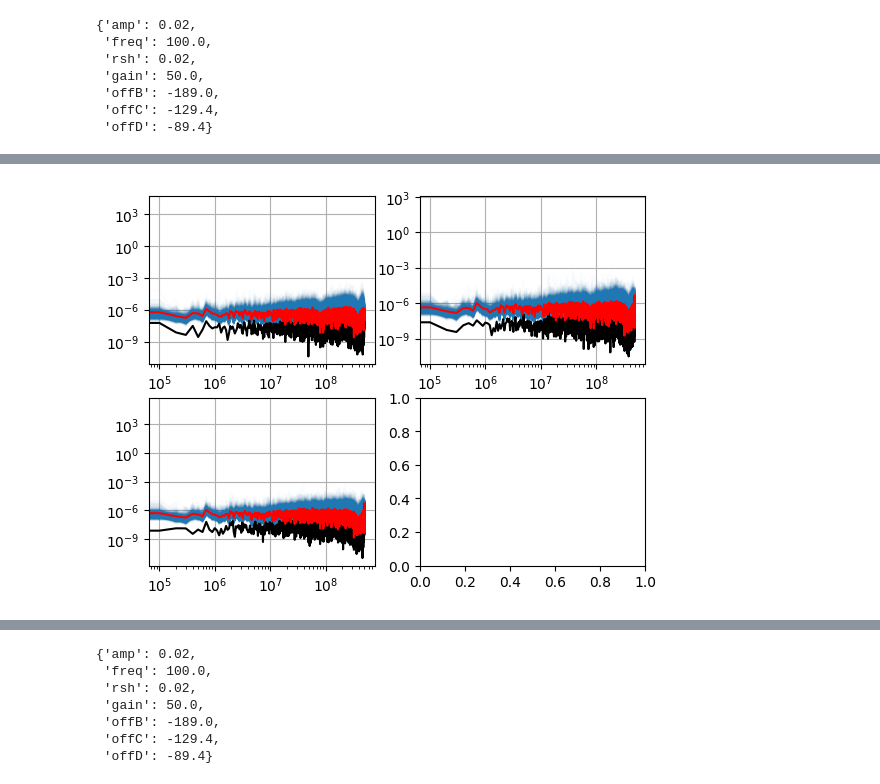
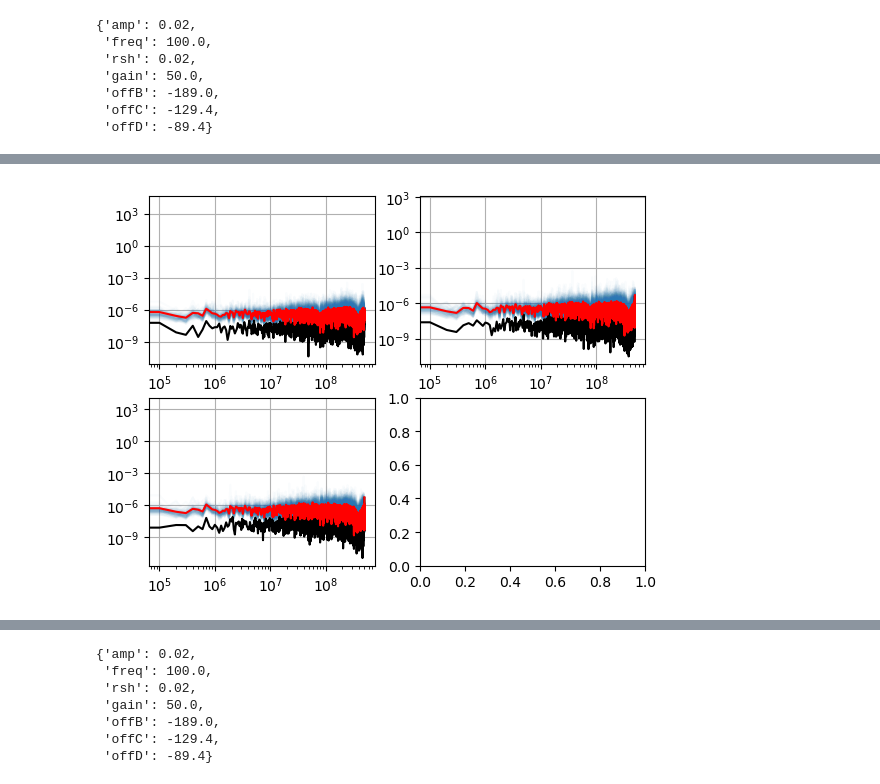
Before and after one commit to tamu-edu/tes_noise, a Jupyter notebook: dIdV.ipynb, the cells around one changed output, grey strips where cells are left out. Cells and saved outputs as stored; diff of their text form; code cells hidden in the pictures.

Commit message:
new code for plotting example

```diff
--- a/dIdV.ipynb
+++ b/dIdV.ipynb
@@ -67,7 +68,7 @@ C:/Users/MINER/Documents/B13 Cryolab/Run5/dIdV Data/20250605-0003*/*.csv
 Created new PicoscopeData object with 10000004 data points
 Channels: ['B', 'C', 'D', 'H']
 # %%
-if 1:
+if 0:
     features = ["ds", "DSB", "DSstd", "bs", "dp1", "dp2", "slope_left", "slope_right"]
 
     all_ch_features = {ch: {f: [] for f in features} for ch in channels}
@@ -352,23 +348,49 @@ param_list = ['A', 'B', 'C', 'tau1', 'tau2', 'tau3', 'dt']
 # %%
+param_list = ['A', 'B', 'C', 'tau1', 'tau2', 'tau3', 'dt']
+
 # fit
 fit_guesses = {
     'A': None,
-    'B': np.array([66.9, -67.5, -1.11, -3.188, 3.78, 0.5, 3e-4]),
+    'B': np.array([
+        3e-7, # A
+        9e4, # B
+        1.6e5, # C
+        0.7, # tau1
+        12.3, # tau2
+        -2e-6, # tau3
+        3e-3 # dt
+        ]),
     'C': np.array([
+        2e-07, # A
+        1.7e4, # B
+        1.1e5, # C
+        -16.001369, # tau1
+        0.23, # tau2
+        1.1148e-6, #tau3
+        0.00298 # dt
+        ]),
+    'D': np.array([
         2e-05, # A
         1.7e5, # B
         7.1e4, # C
         -16.001369, # tau1
         0.23, # tau2
         1.1148e-6, #tau3
-        0.00298]), # dt
-    'D': None
+        0.00298 # dt
+        ]),
 }
 bounds = {
-    'C': (np.array(7*[-np.inf]), np.array(7*[np.inf]))
+    'B': (np.array([-np.inf,-np.inf,-np.inf,-np.inf,-np.inf,-np.inf,-np.inf,]),
+          np.array([np.inf,np.inf,np.inf,np.inf,np.inf,np.inf,np.inf,])),
+    'C': (np.array([-np.inf,-np.inf,-np.inf,-np.inf,-np.inf,-np.inf,-np.inf,]),
+          np.array([np.inf,np.inf,np.inf,np.inf,np.inf,np.inf,np.inf,])),
+    'D': (np.array([-np.inf,-np.inf,-np.inf,-np.inf,-np.inf,-np.inf,-np.inf,]),
+          np.array([np.inf,np.inf,np.inf,np.inf,np.inf,np.inf,np.inf,])),
 }
-fix_params = {
-    'C': np.array([(p != 'tau3') for p in param_list])
+fix_params = { # "True" to leave fixed
+    'B': np.array([(p != 'A') for p in param_list]),
+    'C': np.array([(False) for p in param_list]),
+    'D': np.array([(False) for p in param_list]),
 }
 for c in channels_quick:
     print('channel '+ c)
@@ -379,5 +403,5 @@ channel C
 # %%
 for c in channels:
-    for p in (2,3):
+    for p in (3,):
         print(c, ',', p, 'pole:', didvfit[c].fitresult()[p]['params']['dt'])
 # %% [output]
@@ -625,35 +624,35 @@ T = (ts[-1] - ts[0])/2
 
 idx, tk, wn = of.get_idx_tk_wn(N, T)
 
 fn = wn/2/np.pi
 
 Vn = {}
 
 Zn = {}
 
 fig, axs = plt.subplots(2, 2)
 
 for ax, c in zip(axs.flatten(), channels):
 
     Vn[c] = of.fft(Vb[c])
 
     #all_traces = didv(c).reshape((-1, 10_000))
     all_traces = didv(c)[:10_000_000].reshape((-1, 10_000))
 
     In = of.fft(all_traces, axis = -1)*all_traces.shape[0]
     Zn[c] = (Vn[c]/In).mean(axis = 0)
 
     ax.loglog()
 
-    for Z in (Vn[c]/In):
+    for Z in (Vn[c]/In)[:100]:
         ax.plot(fn, abs(Z), alpha = 0.02, color = 'C0')
 
     ax.plot(fn, abs(Zn[c]), color = 'k')
     ax.plot(fn, (abs(Vn[c]/In)).mean(axis = 0), 'r')
 
     ax.grid()
 # %% [output]
-[figure, old version]
+[figure, new version]
 # %%
 # impedance plot
 
```
Also changed, not shown: parts of 36 cells of this notebook.
